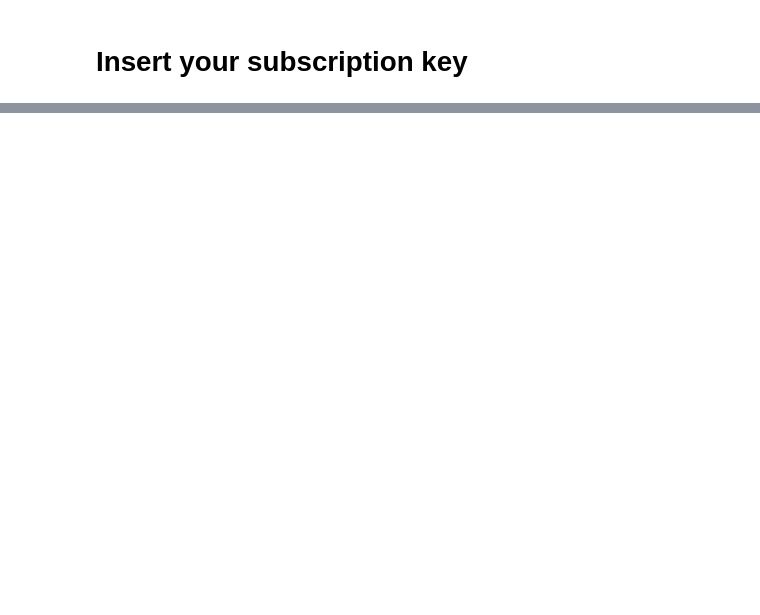
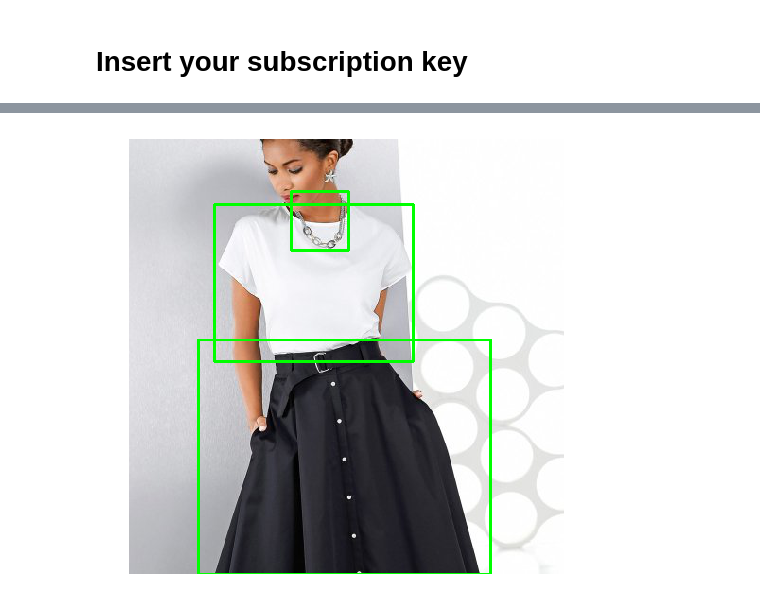
Before and after one commit to nansravn/VisualSearch, a Jupyter notebook: 01_revilasn_visual-search-tests.ipynb, the cells around one changed output, grey strips where cells are left out. Drawn from its saved outputs; the diff is of its cells as text; code cells hidden in the pictures; blank space fills up the shorter version.

```diff
--- a/01_revilasn_visual-search-tests.ipynb
+++ b/01_revilasn_visual-search-tests.ipynb
@@ -4,0 +70,6 @@ SUBSCRIPTION_KEY = 'PUT YOUR KEY HERE'
+# %%
+def draw_bounding_boxes(img, list_bounding_box, debug=False):
+    img=img.copy()
+    for bbox in list_bounding_box:
+        cv2.rectangle(img, bbox[0], bbox[1], (0, 255, 0), 2)
+    print_figure(img)
@@ -104,0 +167,4 @@ plt.show()
+# %%
+draw_bounding_boxes(img, products['boundingBox'])
+# %% [output]
+[figure, added]
```
Also changed, not shown: parts of 36 cells of this notebook.
